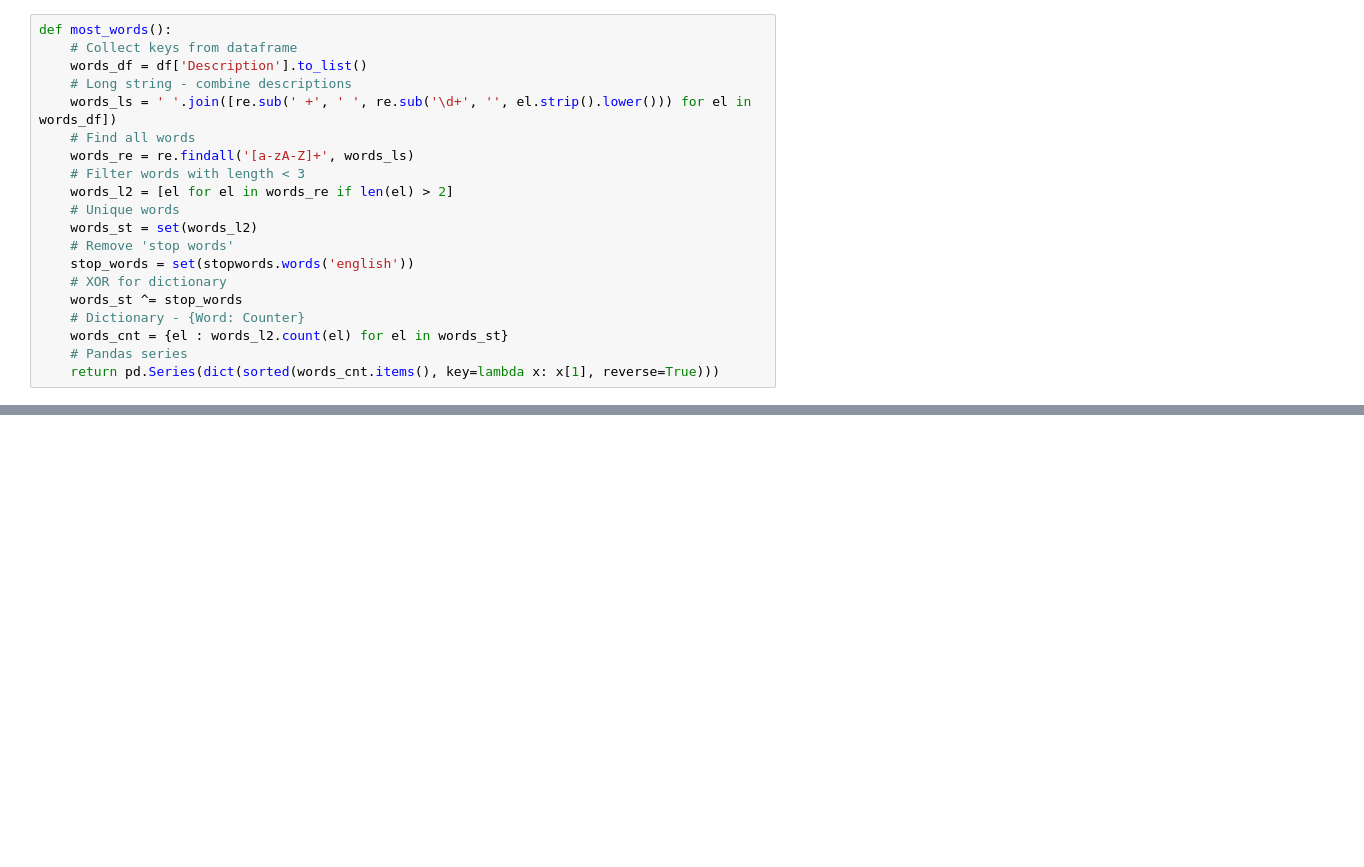
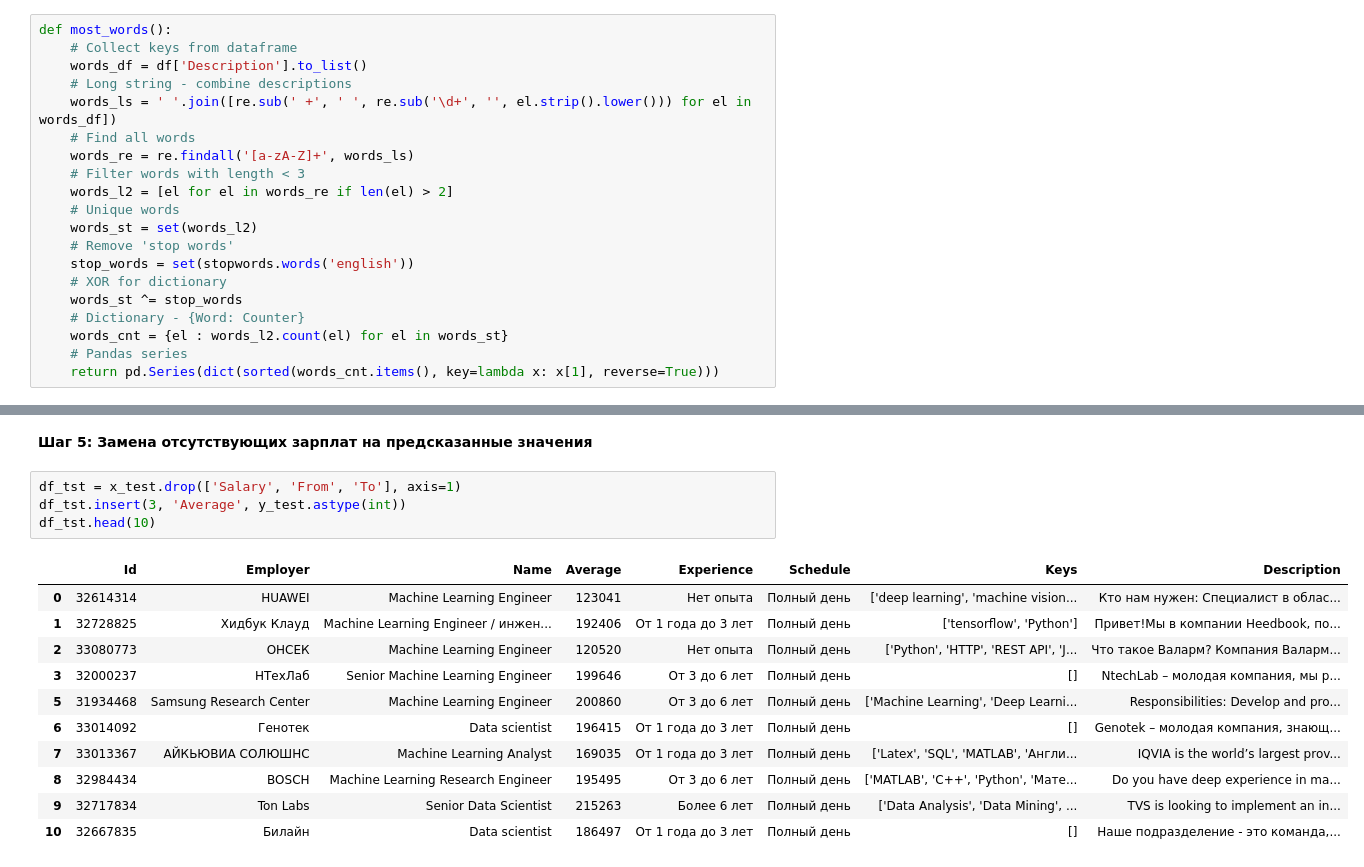
Before and after one commit to hukenovs/hh_research, a Jupyter notebook: src/hh_analytics.ipynb, the cells around one changed output, grey strips where cells are left out. Saved outputs shown, nothing was run; the diff lists cells and outputs as text; blank space fills up the shorter version.

```diff
--- a/src/hh_analytics.ipynb
+++ b/src/hh_analytics.ipynb
@@ -187,0 +270,18 @@ dtype: int64
+# %% [markdown]
+**Шаг 5: Замена отсутствующих зарплат на предсказанные значения**
+# %%
+df_tst = x_test.drop(['Salary', 'From', 'To'], axis=1)
+df_tst.insert(3, 'Average', y_test.astype(int))
+df_tst.head(10)
+# %% [output]
+|  | Id | Employer | Name | Average | Experience | Schedule | Keys | Description |
+| 0 | 32614314 | HUAWEI | Machine Learning Engineer | 123041 | Нет опыта | Полный день | ['deep learning', 'machine vision... | Кто нам нужен: Специалист в облас... |
+| 1 | 32728825 | Хидбук Клауд | Machine Learning Engineer / инжен... | 192406 | От 1 года до 3 лет | Полный день | ['tensorflow', 'Python'] | Привет!Мы в компании Heedbook, по... |
+| 2 | 33080773 | ОНСЕК | Machine Learning Engineer | 120520 | Нет опыта | Полный день | ['Python', 'НТТР', 'REST API', 'J... | Что такое Валарм? Компания Валарм... |
+| 3 | 32000237 | НТехЛаб | Senior Machine Learning Engineer | 199646 | От 3 до 6 лет | Полный день | [] | NtechLab – молодая компания, мы р... |
+| 5 | 31934468 | Samsung Research Center | Machine Learning Engineer | 200860 | От 3 до 6 лет | Полный день | ['Machine Learning', 'Deep Learni... | Responsibilities: Develop and pro... |
+| 6 | 33014092 | Генотек | Data scientist | 196415 | От 1 года до 3 лет | Полный день | [] | Genotek – молодая компания, знающ... |
+| 7 | 33013367 | АЙКЬЮВИА СОЛЮШНС | Machine Learning Analyst | 169035 | От 1 года до 3 лет | Полный день | ['Latex', 'SQL', 'MATLAB', 'Англи... | IQVIA is the world’s largest prov... |
+| 8 | 32984434 | BOSCH | Machine Learning Research Engineer | 195495 | От 3 до 6 лет | Полный день | ['MATLAB', 'C++', 'Python', 'Мате... | Do you have deep experience in ma... |
+| 9 | 32717834 | Ton Labs | Senior Data Scientist | 215263 | Более 6 лет | Полный день | ['Data Analysis', 'Data Mining', ... | TVS is looking to implement an in... |
+| 10 | 32667835 | Билайн | Data scientist | 186497 | От 1 года до 3 лет | Полный день | [] | Наше подразделение - это команда,... |
```
Also changed, not shown: parts of 19 cells of this notebook, 2 other files.
